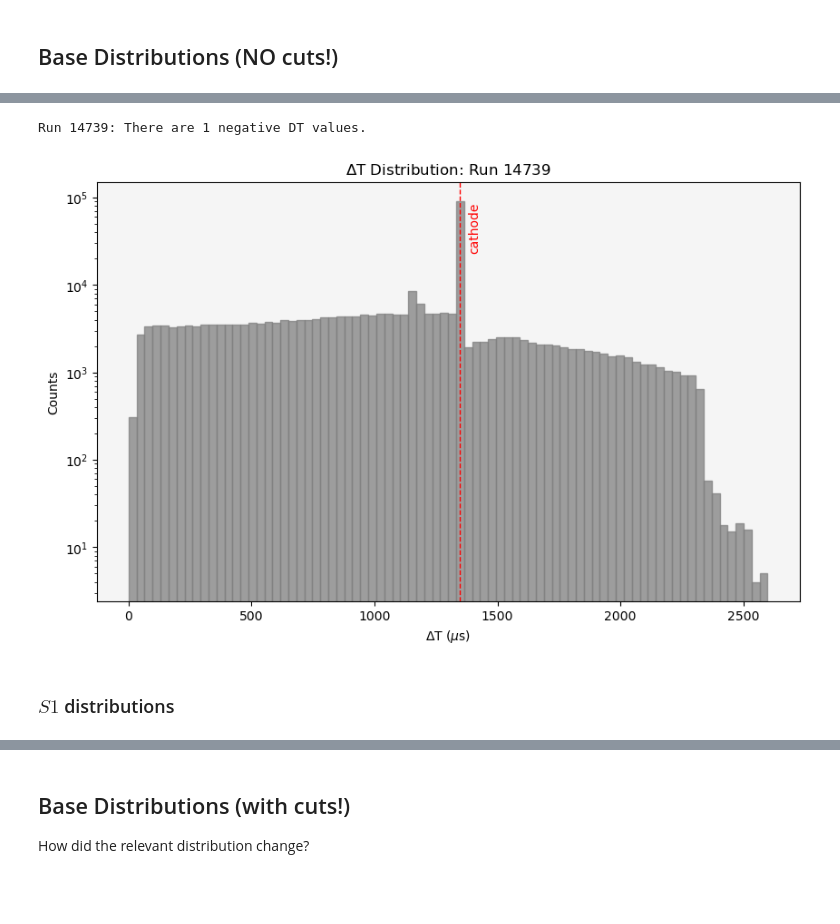
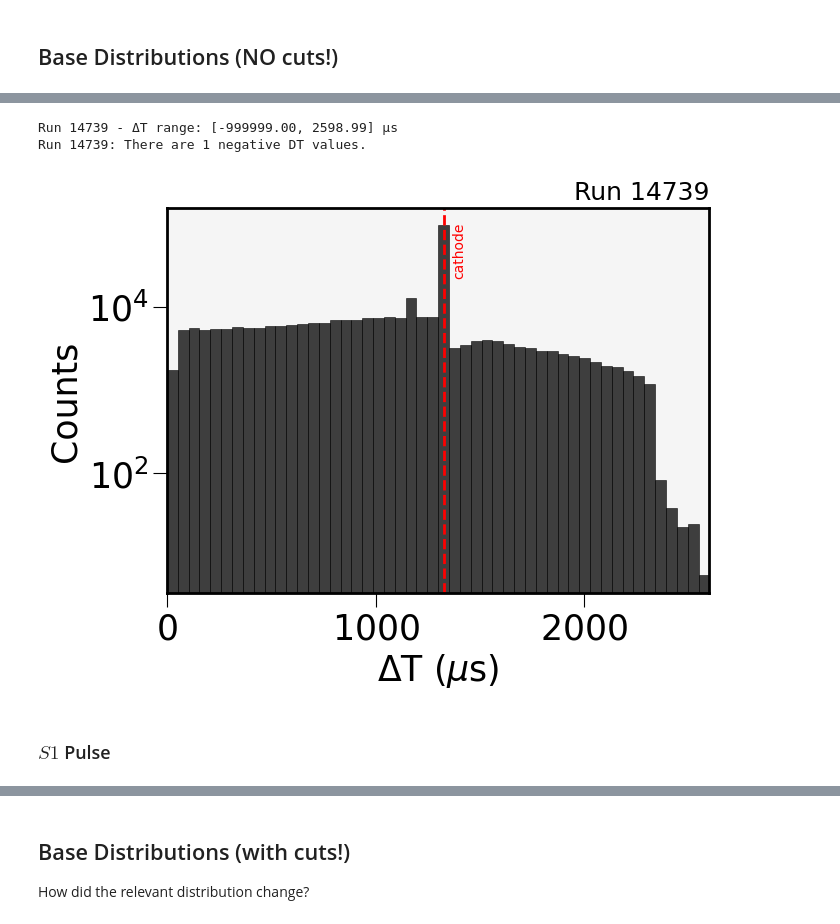
Before and after one commit to camacortespar/next-analysis, a Jupyter notebook: NEXT-100/Rn_analysis/notebooks/Selection_Criteria_00.ipynb, the cells around one changed output, grey strips where cells are left out. Cells and saved outputs as stored; diff of their text form; code cells hidden in the pictures; blank space fills up the shorter version.

```diff
--- a/NEXT-100/Rn_analysis/notebooks/Selection_Criteria_00.ipynb
+++ b/NEXT-100/Rn_analysis/notebooks/Selection_Criteria_00.ipynb
@@ -105,3 +77,3 @@ runs_info = [
 # %%
-raw_data = {run["run_number"]: crudo.load_run_data(run)[run["run_number"]] for run in runs_info}
+RECO_DATA = {run["run_number"]: crudo.dm.load_run_data(run, trigger=None)[run["run_number"]] for run in RUNS_INFO}
 # %% [output]
@@ -317,6 +83,6 @@ Just choose one run of your interest to perform the analysis.
 # %%
-# Define the run to be selected
-selected_runs = [14739]
+# Define the runs to analyze
+SEL_RUNS = [14739]
 # %% [markdown]
 ## Base Distributions (NO cuts!)
 # %% [markdown]
@@ -362,52 +131,55 @@ for i, entry in enumerate(runs_info):
 # %%
 # Global
-n_bins = 80
+n_bins = 50
 
-for i, entry in enumerate(runs_info):
+for i, entry in enumerate(RUNS_INFO):
 
     # Run info
     run_id   = entry["run_number"]
-    # run_volt = entry[scan_key] / 1e3
     run_long = entry["duration"]
 
-    if run_id in selected_runs:
+    if run_id in SEL_RUNS:
 
         # Variables
-        DT = raw_data[run_id]['DT']
+        DT = RECO_DATA[run_id]['DT']
+        print(f"Run {run_id} - ΔT range: [{DT.min():.2f}, {DT.max():.2f}] μs")
 
         # Histogram
-        plt.figure(figsize=(10, 6))
+        plt.figure(figsize=(7, 5))
         counts, bins, _ = plt.hist(DT, bins=n_bins, range=(0, DT.max()),
-                                   color=pt.hist_colors[i % len(pt.hist_colors)], alpha=0.75,
-                                   ec=pt.hist_colors[i % len(pt.hist_colors)], lw=1.0)
+                                   color=crudo.pt.hist_colors[i % len(crudo.pt.hist_colors)], alpha=0.75,
+                                   ec=crudo.pt.hist_colors[i % len(crudo.pt.hist_colors)], lw=0.5)
 
         # Estimated cathode time position + error
         cath_index   = np.argmax(counts)                                                     # Index of the bin with the highest count
         cath_central = (bins[cath_index] + bins[cath_index + 1]) / 2
         cath_error   = (bins[1] - bins[0]) / 2
 
         # Negative DT's?
-        negative_DT = raw_data[run_id][DT < 0]
+        negative_DT = RECO_DATA[run_id][DT < 0]
         if not negative_DT.empty:
             print(f"Run {run_id}: There are {len(negative_DT)} negative DT values.")
         else:
             print(f"Run {run_id}: No negative DT values found.")
 
         # Plot
+        plt.xlim(0, DT.max())
         plt.xlabel('$\Delta$T ($\mu$s)')
         plt.ylabel('Counts')
         plt.yscale('log')
-        plt.title(f'$\Delta$T Distribution: Run {run_id}')
+        plt.title(f'Run {run_id}', fontsize=18, loc='right')
+
         # Cathode line
-        plt.axvline(x=cath_central, c='red', ls='--', lw=1)
-        plt.text(1.025*cath_central, 0.5*counts[cath_index], 'cathode', c='red', va='center',  ha='left',  rotation=90)
+        plt.axvline(x=cath_central, c='red', ls='--')
+        plt.text(1.03*cath_central, 0.5*counts[cath_index], 'cathode', c='red', va='center',  ha='left',  rotation=90, fontsize=10)
 
         plt.gca().set_facecolor("whitesmoke")
         plt.show()
 # %% [output]
+Run 14739 - ΔT range: [-999999.00, 2598.99] μs
 Run 14739: There are 1 negative DT values.
-[figure, old version]
+[figure, new version]
 # %% [markdown]
-### $S1$ distributions
+### $S1$ Pulse
 # %%
 # Global
```
Also changed, not shown: parts of 54 cells of this notebook, 1 other file.
